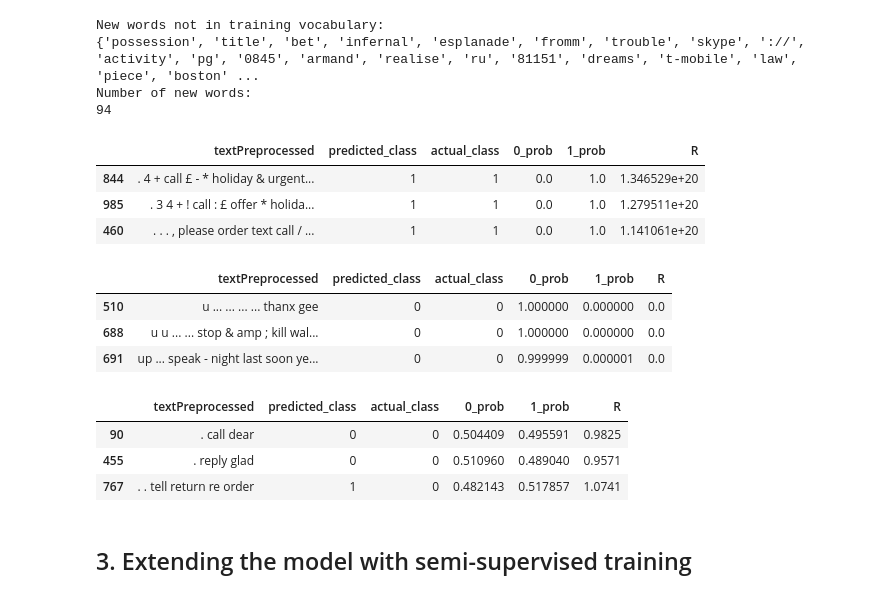
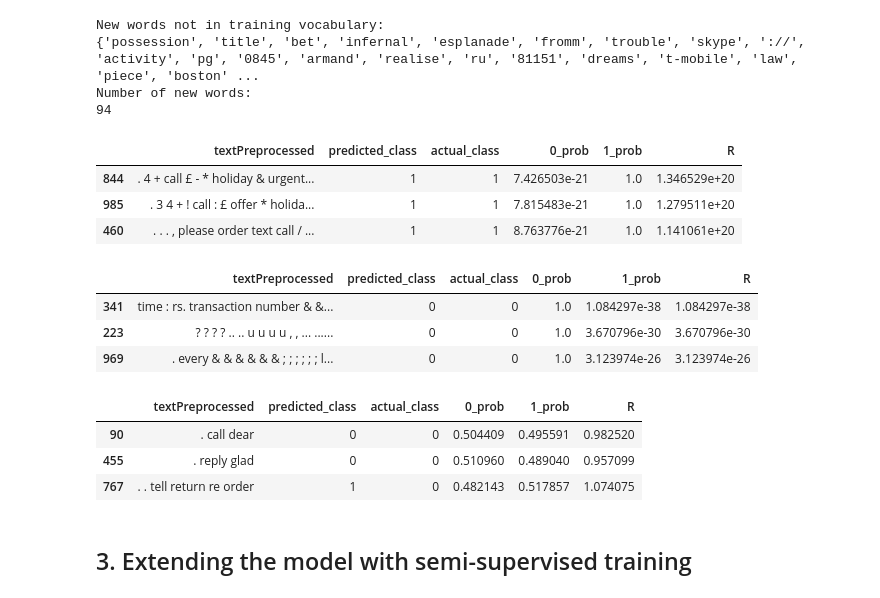
Before and after one commit to YubotKwng/Naive-Bayes-model-classifiying-spam-messages, a Jupyter notebook: COMP30027_2025_asst1_template.ipynb, the cells around one changed output. Drawn from its saved outputs; the diff is of its cells as text; code cells hidden in the pictures.

Commit message:
confidence seection completed, results: no change

```diff
--- a/COMP30027_2025_asst1_template.ipynb
+++ b/COMP30027_2025_asst1_template.ipynb
@@ -409,9 +401,12 @@ def predict_confidence(test_df, posterior_probs, prediction, class1=0, class2=1)
             'textPreprocessed': original_text,
             'predicted_class': predicted_class,
             'actual_class': actual_class,
-            f'{class1}_prob': round(norm_prob_c0, 6),
-            f'{class2}_prob': round(norm_prob_c1, 6),
-            'R': round(R, 4)
+            #f'{class1}_prob': round(norm_prob_c0, 6),
+            #f'{class2}_prob': round(norm_prob_c1, 6),
+            f'{class1}_prob': norm_prob_c0,
+            f'{class2}_prob': norm_prob_c1,
+            #'R': round(R, 4)
+            'R': R
         })
 
     # Convert to DataFrame if it's a list of dicts
@@ -420,29 +415,6 @@ def predict_confidence(test_df, posterior_probs, prediction, class1=0, class2=1)
 
 
     return result_df
-# %%
-def show_confidence_examples(result_df, class0=0, class1=1):
-
-    # Create a column for distance from R = 1 (for boundary cases)
-    result_df['R_diff_from_1'] = (result_df['R'] - 1).abs()
-
-    # Get high-confidence predictions
-    high_conf_scam = result_df[result_df['predicted_class'] == class1].sort_values('R', ascending=False).head(3)
-    high_conf_nonmal = result_df[result_df['predicted_class'] == class0].sort_values('R').head(3)
-    near_boundary = result_df.sort_values('R_diff_from_1').head(3)
-
-    def print_category(df_subset, title):
-        print(f"\n--- {title} ---")
-        if df_subset.empty:
-            print("No examples found.\n")
-        else:
-            print(df_subset[['textPreprocessed', 'predicted_class', 'actual_class',
-                             f'{class0}_prob', f'{class1}_prob', 'R']].to_string(index=False))
-
-    # Print each group
-    print_category(high_conf_scam, f"Top {class1} predictions with high confidence (high R)")
-    print_category(high_conf_nonmal, f"Top {class0} predictions with high confidence (low R)")
-    print_category(near_boundary, "Top 3 examples near decision boundary (R ≈ 1)")
 # %%
 results_df = predict_confidence(test_df, posterior_probs, predictions)
 # %%
@@ -457,9 +429,9 @@ def show_confidence_examples(result_df, class0='0', class1='1'):
     result_df['R_diff_from_1'] = (result_df['R'] - 1).abs()
 
     # Get top examples by confidence
-    high_conf_class1 = result_df[result_df['predicted_class'] == class1].sort_values('R', ascending=False).head(3)
-    high_conf_class0 = result_df[result_df['predicted_class'] == class0].sort_values('R', ascending=True).head(3)
-    near_boundary = result_df.sort_values('R_diff_from_1').head(3)
+    high_conf_class1 = result_df[result_df['predicted_class'] == class1].sort_values('R', ascending=False)
+    high_conf_class0 = result_df[result_df['predicted_class'] == class0].sort_values('R', ascending=True)
+    near_boundary = result_df.sort_values('R_diff_from_1')
 
     # Drop helper column
     high_conf_class1.drop(columns=['R_diff_from_1'], inplace=True)
@@ -475,26 +447,26 @@ high_conf_class1_df, high_conf_class0_df, boundary_df = show_confidence_examples
 # Save to CSV if needed:
 # high_conf_class1_df.to_csv("high_conf_class1.csv", index=False)
 # %%
-high_conf_class1_df
+high_conf_class1_df.head(3)
 # %% [output]
 |  | textPreprocessed | predicted_class | actual_class | 0_prob | 1_prob | R |
-| 844 | . 4 + call £ - * holiday & urgent... | 1 | 1 | 0.0 | 1.0 | 1.346529e+20 |
-| 985 | . 3 4 + ! call : £ offer * holida... | 1 | 1 | 0.0 | 1.0 | 1.279511e+20 |
-| 460 | . . . , please order text call / ... | 1 | 1 | 0.0 | 1.0 | 1.141061e+20 |
+| 844 | . 4 + call £ - * holiday & urgent... | 1 | 1 | 7.426503e-21 | 1.0 | 1.346529e+20 |
+| 985 | . 3 4 + ! call : £ offer * holida... | 1 | 1 | 7.815483e-21 | 1.0 | 1.279511e+20 |
+| 460 | . . . , please order text call / ... | 1 | 1 | 8.763776e-21 | 1.0 | 1.141061e+20 |
 # %%
-high_conf_class0_df
+high_conf_class0_df.head(3)
 # %% [output]
 |  | textPreprocessed | predicted_class | actual_class | 0_prob | 1_prob | R |
-| 510 | u ... ... ... ... thanx gee | 0 | 0 | 1.000000 | 0.000000 | 0.0 |
-| 688 | u u ... ... stop & amp ; kill wal... | 0 | 0 | 1.000000 | 0.000000 | 0.0 |
-| 691 | up ... speak - night last soon ye... | 0 | 0 | 0.999999 | 0.000001 | 0.0 |
+| 341 | time : rs. transaction number & &... | 0 | 0 | 1.0 | 1.084297e-38 | 1.084297e-38 |
+| 223 | ? ? ? ? .. .. u u u u , , ... ...... | 0 | 0 | 1.0 | 3.670796e-30 | 3.670796e-30 |
+| 969 | . every & & & & & & ; ; ; ; ; ; l... | 0 | 0 | 1.0 | 3.123974e-26 | 3.123974e-26 |
 # %%
-boundary_df
+boundary_df.head(3)
 # %% [output]
 |  | textPreprocessed | predicted_class | actual_class | 0_prob | 1_prob | R |
-| 90 | . call dear | 0 | 0 | 0.504409 | 0.495591 | 0.9825 |
-| 455 | . reply glad | 0 | 0 | 0.510960 | 0.489040 | 0.9571 |
-| 767 | . . tell return re order | 1 | 0 | 0.482143 | 0.517857 | 1.0741 |
+| 90 | . call dear | 0 | 0 | 0.504409 | 0.495591 | 0.982520 |
+| 455 | . reply glad | 0 | 0 | 0.510960 | 0.489040 | 0.957099 |
+| 767 | . . tell return re order | 1 | 0 | 0.482143 | 0.517857 | 1.074075 |
 # %% [markdown]
 ## 3. Extending the model with semi-supervised training
 # %% [markdown]
```
Also changed, not shown: parts of 39 cells of this notebook.
